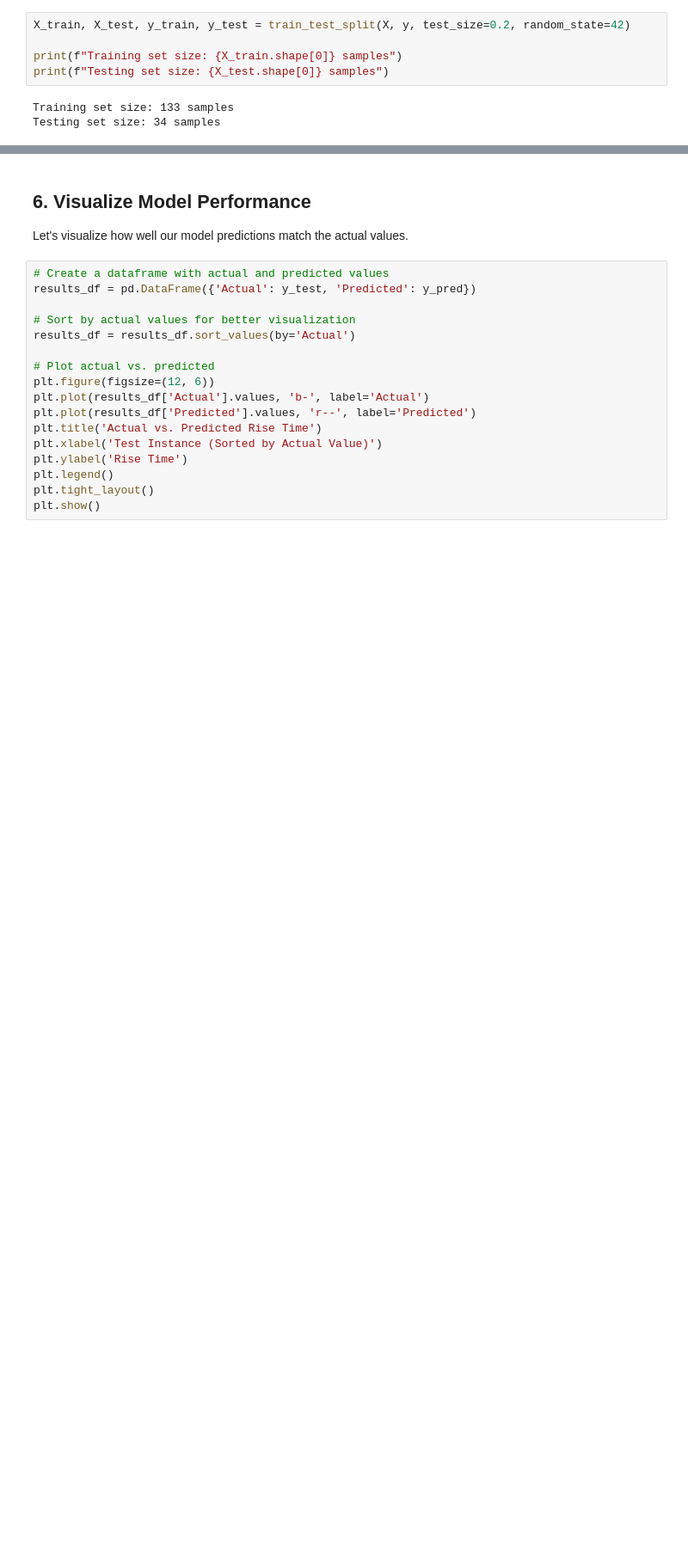
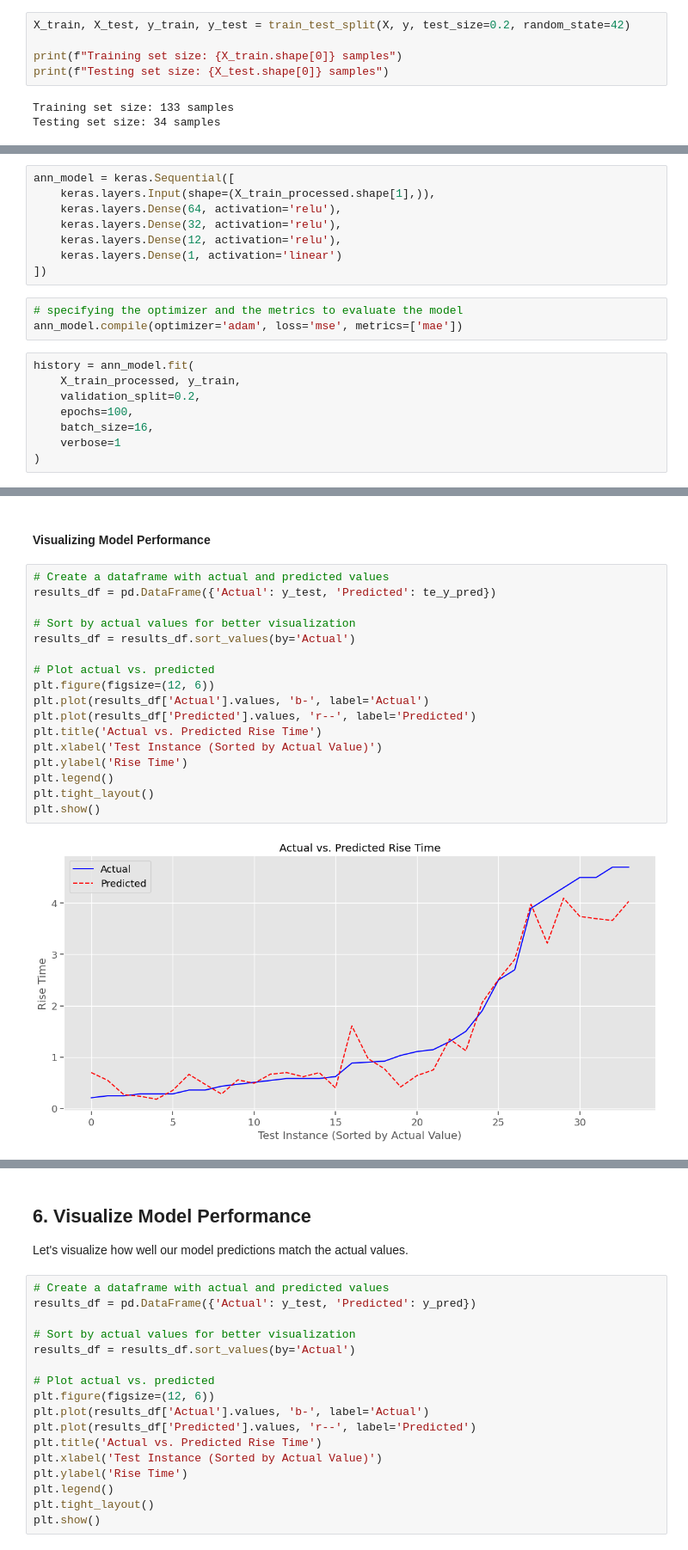
Before and after one commit to YXlh-64/ML-Workflow-Notebooks, a Jupyter notebook: regression/svr.ipynb, the cells around one changed output, grey strips where cells are left out. Shown at 86% size. Saved outputs shown, nothing was run; the diff lists cells and outputs as text; blank space fills up the shorter version.

```diff
--- a/regression/svr.ipynb
+++ b/regression/svr.ipynb
@@ -160,0 +185,19 @@ Feature names after preprocessing:
+# %%
+ann_model = keras.Sequential([
+    keras.layers.Input(shape=(X_train_processed.shape[1],)),
+    keras.layers.Dense(64, activation='relu'),
+    keras.layers.Dense(32, activation='relu'),
+    keras.layers.Dense(12, activation='relu'),
+    keras.layers.Dense(1, activation='linear')
+])
+# %%
+# specifying the optimizer and the metrics to evaluate the model
+ann_model.compile(optimizer='adam', loss='mse', metrics=['mae'])
+# %%
+history = ann_model.fit(
+    X_train_processed, y_train,
+    validation_split=0.2,
+    epochs=100,
+    batch_size=16,
+    verbose=1
+)
@@ -160,0 +268,21 @@ Feature names after preprocessing:
+# %% [markdown]
+#### Visualizing Model Performance
+# %%
+# Create a dataframe with actual and predicted values
+results_df = pd.DataFrame({'Actual': y_test, 'Predicted': te_y_pred})
+
+# Sort by actual values for better visualization
+results_df = results_df.sort_values(by='Actual')
+
+# Plot actual vs. predicted
+plt.figure(figsize=(12, 6))
+plt.plot(results_df['Actual'].values, 'b-', label='Actual')
+plt.plot(results_df['Predicted'].values, 'r--', label='Predicted')
+plt.title('Actual vs. Predicted Rise Time')
+plt.xlabel('Test Instance (Sorted by Actual Value)')
+plt.ylabel('Rise Time')
+plt.legend()
+plt.tight_layout()
+plt.show()
+# %% [output]
+[figure, added]
```
Also changed, not shown: parts of 15 cells of this notebook, 1 other file.
